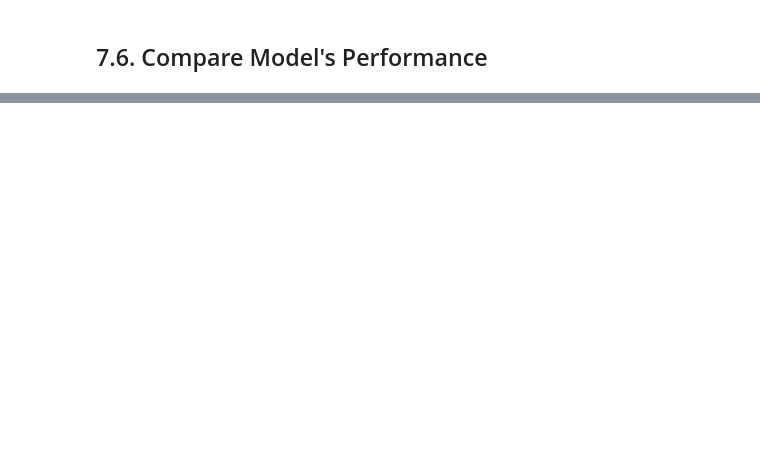
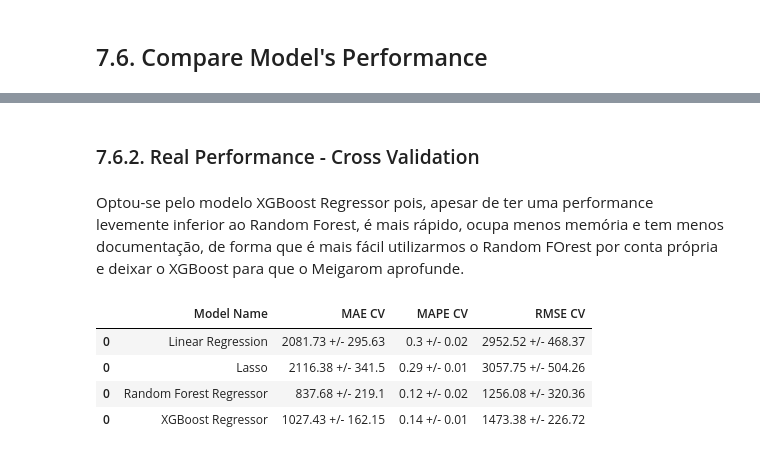
Before and after one commit to igordesouza/ds-em-producao, a Jupyter notebook: m07_v01_store_sales_prediction-Copy1.ipynb, the cells around one changed output, grey strips where cells are left out. Saved outputs shown, nothing was run; the diff lists cells and outputs as text; code cells hidden in the pictures; blank space fills up the shorter version.

```diff
--- a/m07_v01_store_sales_prediction-Copy1.ipynb
+++ b/m07_v01_store_sales_prediction-Copy1.ipynb
@@ -54,8 +56,8 @@ def cross_validation( x_training, kfold, model_name, model, verbose=False ):
         if verbose:
             print( '\nKFold Number: {}'.format( k ) )
         # start and end date for validation
-        validation_start_date = x_training['date'].max() - datetime.timedelta( days=k*6*7)
-        validation_end_date = x_training['date'].max() - datetime.timedelta( days=(k-1)*6*7)
+        validation_start_date = x_training['date'].max() - timedelta( days=k*6*7)
+        validation_end_date = x_training['date'].max() - timedelta( days=(k-1)*6*7)
 
         # filtering dataset
         training = x_training[x_training['date'] < validation_start_date]
@@ -2036,0 +2091,13 @@ xgb_result_cv
+# %% [markdown]
+### 7.6.2. Real Performance - Cross Validation
+# %% [markdown]
+Optou-se pelo modelo XGBoost Regressor pois, apesar de ter uma performance levemente inferior ao Random Forest, é mais rápido, ocupa menos memória e tem menos documentação, de forma que é mais fácil utilizarmos o Random FOrest por conta própria e deixar o XGBoost para que o Meigarom aprofunde.
+# %%
+modelling_result_cv = pd.concat( [lr_result_cv, lrr_result_cv, rf_result_cv, xgb_result_cv] )
+modelling_result_cv
+# %% [output]
+|  | Model Name | MAE CV | MAPE CV | RMSE CV |
+| 0 | Linear Regression | 2081.73 +/- 295.63 | 0.3 +/- 0.02 | 2952.52 +/- 468.37 |
+| 0 | Lasso | 2116.38 +/- 341.5 | 0.29 +/- 0.01 | 3057.75 +/- 504.26 |
+| 0 | Random Forest Regressor | 837.68 +/- 219.1 | 0.12 +/- 0.02 | 1256.08 +/- 320.36 |
+| 0 | XGBoost Regressor | 1027.43 +/- 162.15 | 0.14 +/- 0.01 | 1473.38 +/- 226.72 |
```
Also changed, not shown: parts of 13 cells of this notebook.
